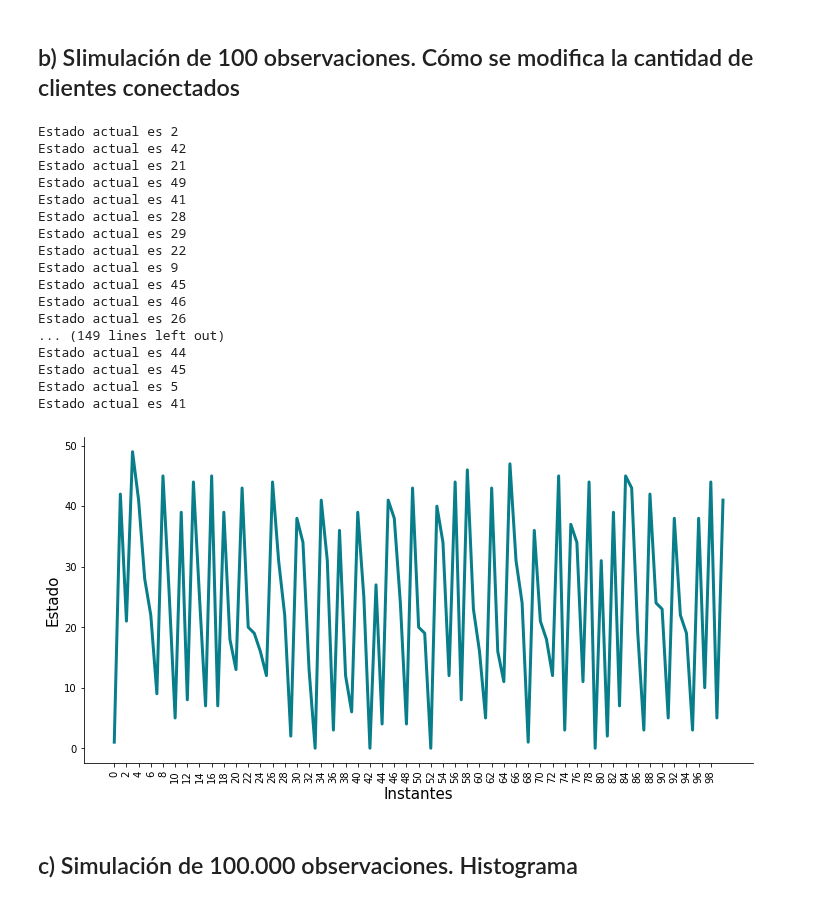
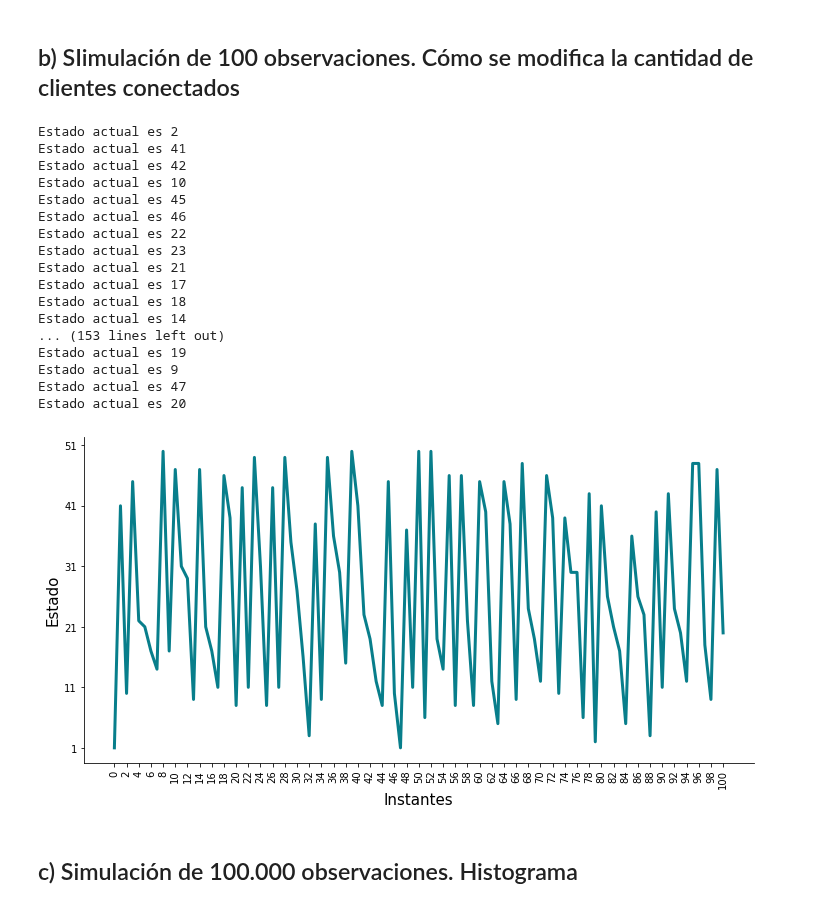
Before and after one commit to nicolaslongo/tp1-simulacion, a Jupyter notebook: tp2/Ejercicio 3.ipynb, the cells around one changed output. Drawn from its saved outputs; the diff is of its cells as text; code cells hidden in the pictures.

```diff
--- a/tp2/Ejercicio 3.ipynb
+++ b/tp2/Ejercicio 3.ipynb
@@ -55,11 +57,6 @@ class HomeBanking():
         if self.verbose:
             print('Estado actual es {0}'.format(self.estado_actual))
 
-    def simular_n_observaciones(self, n):
-        self.estados = []
-        for i in range(0, n):
-            pass
-
     def calcular_nuevo_estado(self):
         if self.matriz is None:
             self.calcular_matriz()
@@ -70,7 +67,7 @@ class HomeBanking():
         for i, item in enumerate(fila_actual):
             suma += item
             if r <= suma:
-                self.estado_actual = i
+                self.estado_actual = i+1
                 self.estados.append(self.estado_actual)
                 if self.verbose:
                     print('Estado actual es {0}'.format(self.estado_actual))
@@ -122,38 +92,39 @@ for i in range (100):
     nuevo_estado = hb.calcular_nuevo_estado()
 # %% [output]
 Estado actual es 2
+Estado actual es 41
 Estado actual es 42
-Estado actual es 21
-Estado actual es 49
-Estado actual es 41
-Estado actual es 28
-Estado actual es 29
-Estado actual es 22
-Estado actual es 9
+Estado actual es 10
 Estado actual es 45
 Estado actual es 46
-Estado actual es 26
-... (149 lines left out)
-Estado actual es 44
-Estado actual es 45
-Estado actual es 5
-Estado actual es 41
+Estado actual es 22
+Estado actual es 23
+Estado actual es 21
+Estado actual es 17
+Estado actual es 18
+Estado actual es 14
+... (153 lines left out)
+Estado actual es 19
+Estado actual es 9
+Estado actual es 47
+Estado actual es 20
 # %%
 estados = hb.get_estados()
 # assert len(estados) == 101
 instantes = [i for i in range(len(estados))]
 
 fig = plt.figure(figsize=(12, 6))
 ax = fig.add_subplot(1, 1, 1)
 ax.spines['right'].set_color('none')
 ax.spines['top'].set_color('none')
 plt.plot(instantes, estados, color='#087E8B', linewidth=3.0)
 plt.xlabel('Instantes', size=15)
 plt.ylabel('Estado', size=15)
-plt.xticks(np.arange(0, max(instantes), 2), rotation=90)
+plt.xticks(np.arange(0, max(instantes)+1, 2), rotation=90)
+plt.yticks(np.arange(1, max(estados)+2, 10))
 plt.show()
 # %% [output]
-[figure, old version]
+[figure, new version]
 # %% [markdown]
 ## c) Simulación de 100.000 observaciones. Histograma
 # %%
```
Also changed, not shown: parts of 16 cells of this notebook.
